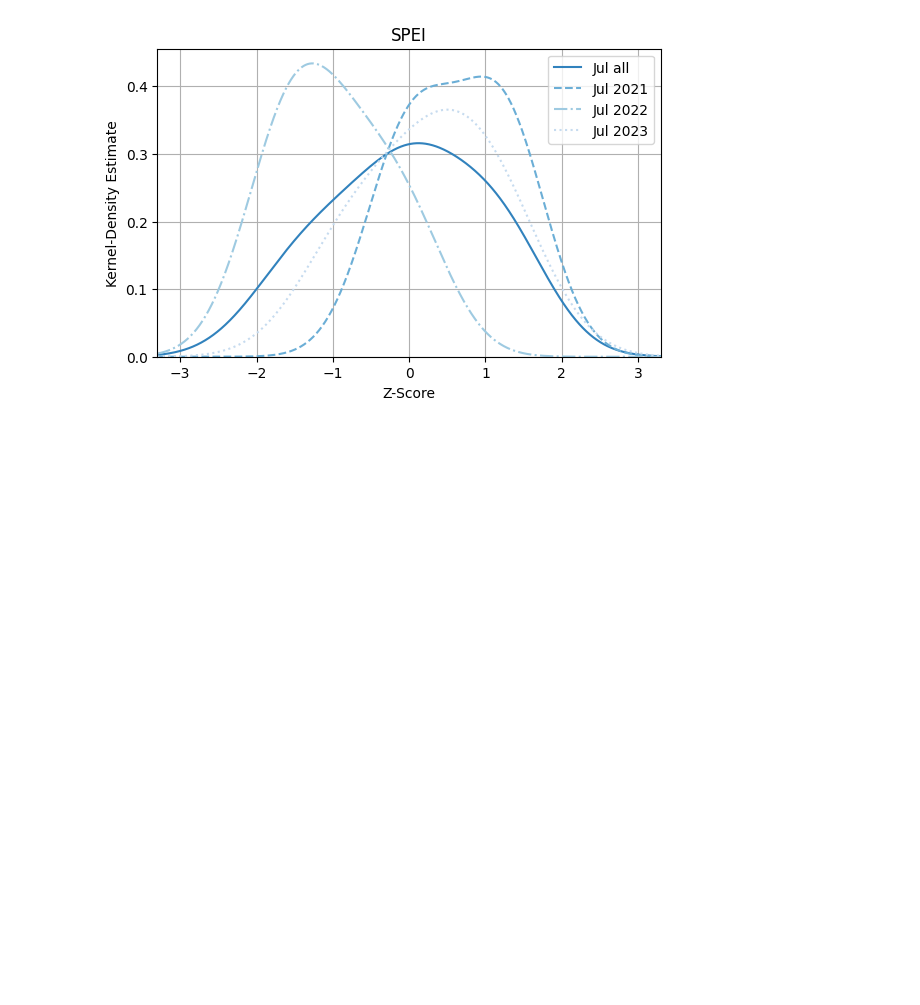
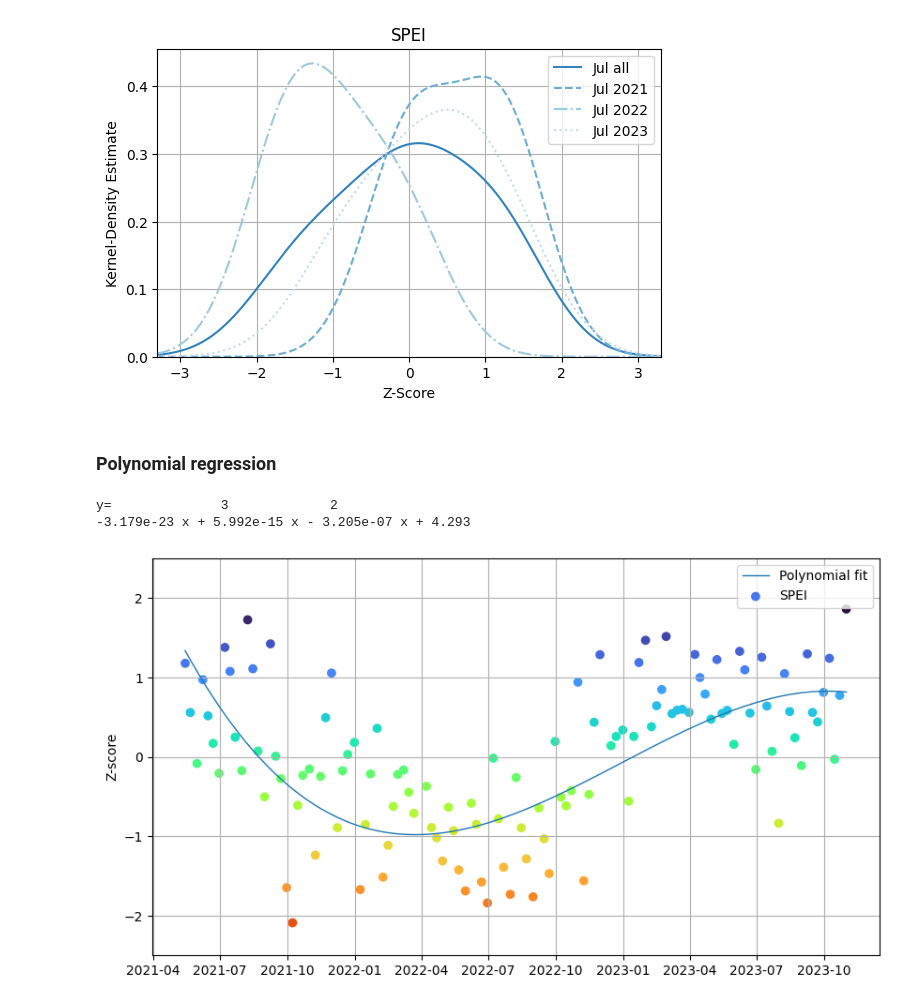
Before and after one commit to SercoSPA/DESP-UserWorkflowService-Templates, a Jupyter notebook: Insula/Drought_assessment.ipynb, the cells around one changed output. Drawn from its saved outputs; the diff is of its cells as text; code cells hidden in the pictures; blank space fills up the shorter version.

Commit message:
Drought assessment polynomial fix

```diff
--- a/Insula/Drought_assessment.ipynb
+++ b/Insula/Drought_assessment.ipynb
@@ -242,3 +249,28 @@ ax.set_xlabel("Z-Score")
 ax.set_title("SPEI");
 # %% [output]
 [figure]
+# %% [markdown]
+### Polynomial regression
+# %%
+x=pd.to_datetime(spei1.keys(), format='%Y-%m-%d')
+# convert datetime in seconds
+x_s=(x-datetime(2021,1,1)).total_seconds().values
+y=spei1.values
+# polynomial fit at third degree
+mymodel = np.poly1d(np.polyfit(x_s, y, 3))
+print("y= ",mymodel)
+c=np.linspace(3,-3,len(y))
+f, ax = plt.subplots(1, 1,figsize=(10, 5.5))
+ax.plot(x,mymodel(x_s),label='Polynomial fit', lw=1)
+ax.scatter(x, y,c=y.clip(-3,3),label='SPEI', marker='o', cmap='turbo_r')
+
+ax.set_ylim([-2.5, 2.5])
+ax.grid()
+plt.ylabel('Z-score')
+ax.legend();
+
+plt.show()
+# %% [output]
+y=              3             2
+-3.179e-23 x + 5.992e-15 x - 3.205e-07 x + 4.293
+[figure, added]
```
Also changed, not shown: parts of 3 cells of this notebook.
